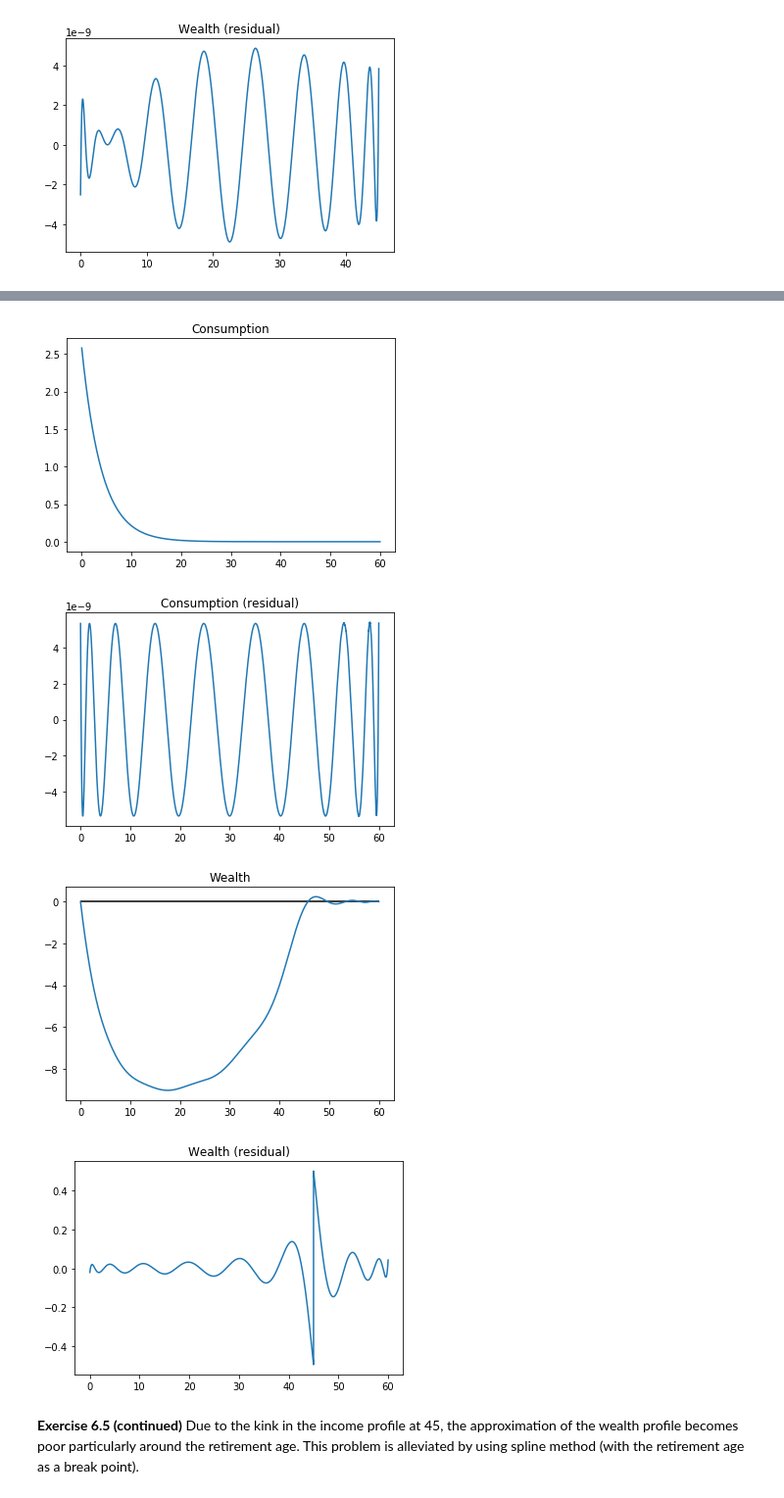
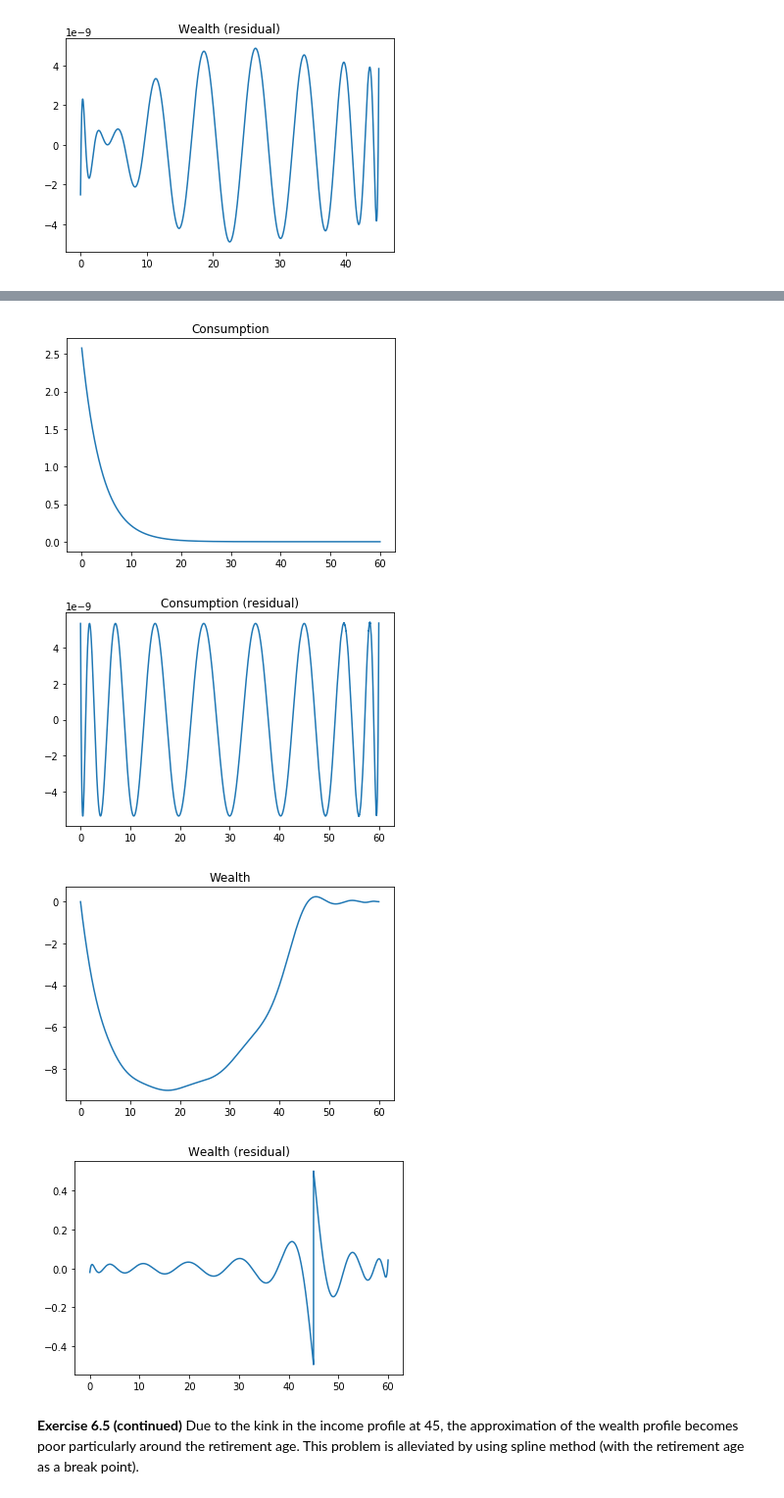
Before and after one commit to Takahiro-Toriyabe/ApplCompEconFinance, a Jupyter notebook: src/ex6.ipynb, the cells around one changed output, grey strips where cells are left out. Shown at 98% size. Cells and saved outputs as stored; diff of their text form; code cells hidden in the pictures.

```diff
--- a/src/ex6.ipynb
+++ b/src/ex6.ipynb
@@ -99,7 +99,8 @@ def solver_sub6_4(k):
     """
     x_eval, init = get_chebyshev_node(0, 1, k - 2), np.zeros(k)
     func_aux = (lambda params: get_resid6_4(params, x_eval))
-    return optimize.broyden1(func_aux, xin=init, f_tol=1.0e-10)
+    sol = optimize.broyden1(func_aux, xin=init, f_tol=1.0e-10)
+    return sol
 
 def solver6_4(x_fit, tol=1.0e-8, maxiter=50):
     for k in range(1, maxiter):
@@ -238,7 +239,8 @@ class AgentRetire(Agent):
         return flag_working * 1 / (1 + np.exp(-self.alpha * t))
 
 # Solve the problem
-R, t_fit_retire = 15, np.linspace(0, T + R, 10000)
+R = 15
+t_fit_retire = np.linspace(0, T + R, 10000)
 agent_retire = AgentRetire(T + R, lm, rho, r, alpha, R)
 k = 19
 sol = solver_sub6_5a(k, agent_retire)
@@ -247,35 +249,34 @@ params_c, params_w = sol.x[:k], sol.x[k:]
 # Visualize the result
 plt.plot(t_fit_retire, agent_retire.income(t_fit_retire))
 plt.title('Income')
 plt.show()
 
 c_fit_retire = chebyshev.chebval(t_fit_retire, params_c)
 plt.plot(t_fit_retire, c_fit_retire)
 plt.title('Consumption')
 plt.show()
 
 resid_retire = get_resid6_5a(k, t_fit_retire, sol.x, agent_retire)[:-2]
 resid_retire_c, resid_retire_w \
     = resid_retire[:len(t_fit_retire)], resid_retire[len(t_fit_retire):]
 
 plt.plot(t_fit_retire, resid_retire_c)
 plt.title('Consumption (residual)')
 plt.show()
 
 w_fit_retire = chebyshev.chebval(t_fit_retire, params_w)
 plt.plot(t_fit_retire, w_fit_retire)
-plt.hlines(0, 0, T + R)
 plt.title('Wealth')
 plt.show()
 
 plt.plot(t_fit_retire, resid_retire_w)
 plt.title('Wealth (residual)')
 plt.show()
 # %% [output]
 [figure]
 [figure]
 [figure]
-[figure, old version]
+[figure, new version]
 [figure]
 # %% [markdown]
 **Exercise 6.5 (continued)**
```
Also changed, not shown: parts of 3 cells of this notebook.
